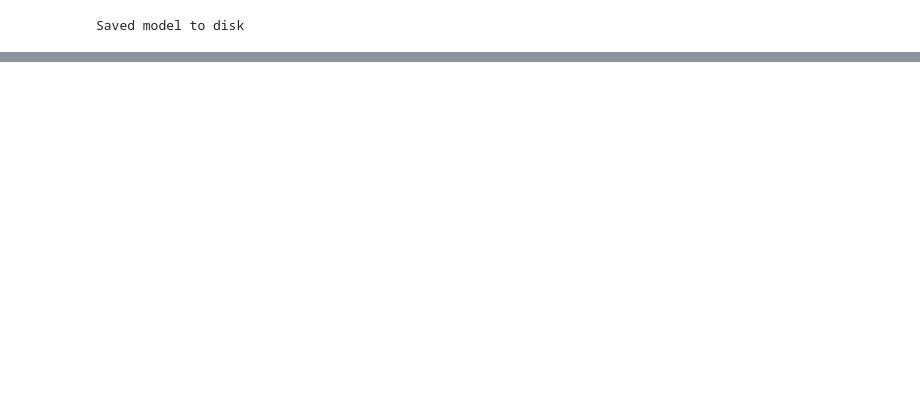
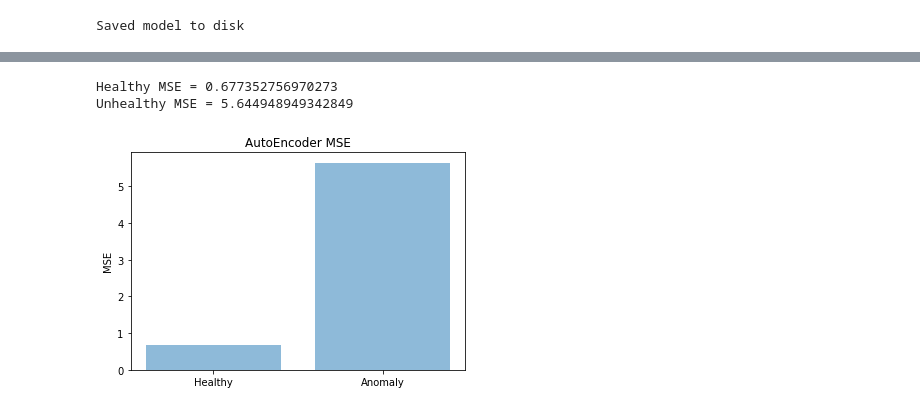
Before and after one commit to djzenma/Dell, a Jupyter notebook: anomaly_detection.ipynb, the cells around one changed output, grey strips where cells are left out. Saved outputs shown, nothing was run; the diff lists cells and outputs as text; code cells hidden in the pictures; blank space fills up the shorter version.

```diff
--- a/anomaly_detection.ipynb
+++ b/anomaly_detection.ipynb
@@ -249,21 +284,25 @@ print("Saved model to disk")
 # %% [output]
 Saved model to disk
 # %%
+# Load Model
+
 # load json and create model
-json_file = open('autoencoderModel1.json', 'r')
+json_file = open('autoencoderModel3.json', 'r')
 loaded_model_json = json_file.read()
 json_file.close()
 loaded_model = keras.models.model_from_json(loaded_model_json)
 # load weights into new model
-loaded_model.load_weights("autoencoder1.h5")
+loaded_model.load_weights("autoencoder3.h5")
 print("Loaded model from disk")
 
 # evaluate loaded model on test data
 loaded_model.compile(loss='mean_squared_error', optimizer='adam', metrics=['accuracy'])
 
+
 pred = loaded_model.predict(test_x)
 mse = np.mean(np.power(test_x - pred, 2), axis=1)
 error_df = pd.DataFrame({'Reconstruction_error': mse,
                         'True_class': test_y})
+error_df.head()
 # %% [output]
 Loaded model from disk
@@ -283,0 +315,26 @@ AttributeError: 'Model' object has no attribute 'history'
+# %%
+# Metrics
+healthy_test = test_x[np.where(test_y == 0)]
+anomaly_test = test_x[np.where(test_y == 1)]
+
+pred_healthy = loaded_model.predict(healthy_test)
+pred_anomaly = loaded_model.predict(anomaly_test)
+
+mse_healthy = np.sqrt(metrics.mean_squared_error(pred_healthy, healthy_test))
+mse_anomaly = np.sqrt(metrics.mean_squared_error(pred_anomaly, anomaly_test))
+
+print(f'Healthy MSE = {mse_healthy}')
+print(f'Unhealthy MSE = {mse_anomaly}')
+
+# Plot Healthy MSE vs Anomaly MSE
+y_pos = np.arange(len([mse_healthy, mse_anomaly]))
+plt.bar(y_pos, [mse_healthy, mse_anomaly], align='center', alpha=0.5)
+plt.xticks(y_pos, ['Healthy', 'Anomaly'])
+plt.ylabel('MSE')
+plt.title('AutoEncoder MSE')
+plt.savefig('MSE_AE2.png')
+plt.show()
+# %% [output]
+Healthy MSE = 0.677352756970273
+Unhealthy MSE = 5.644948949342849
+[figure, added]
```
Also changed, not shown: parts of 20 cells of this notebook, 3 other files.
